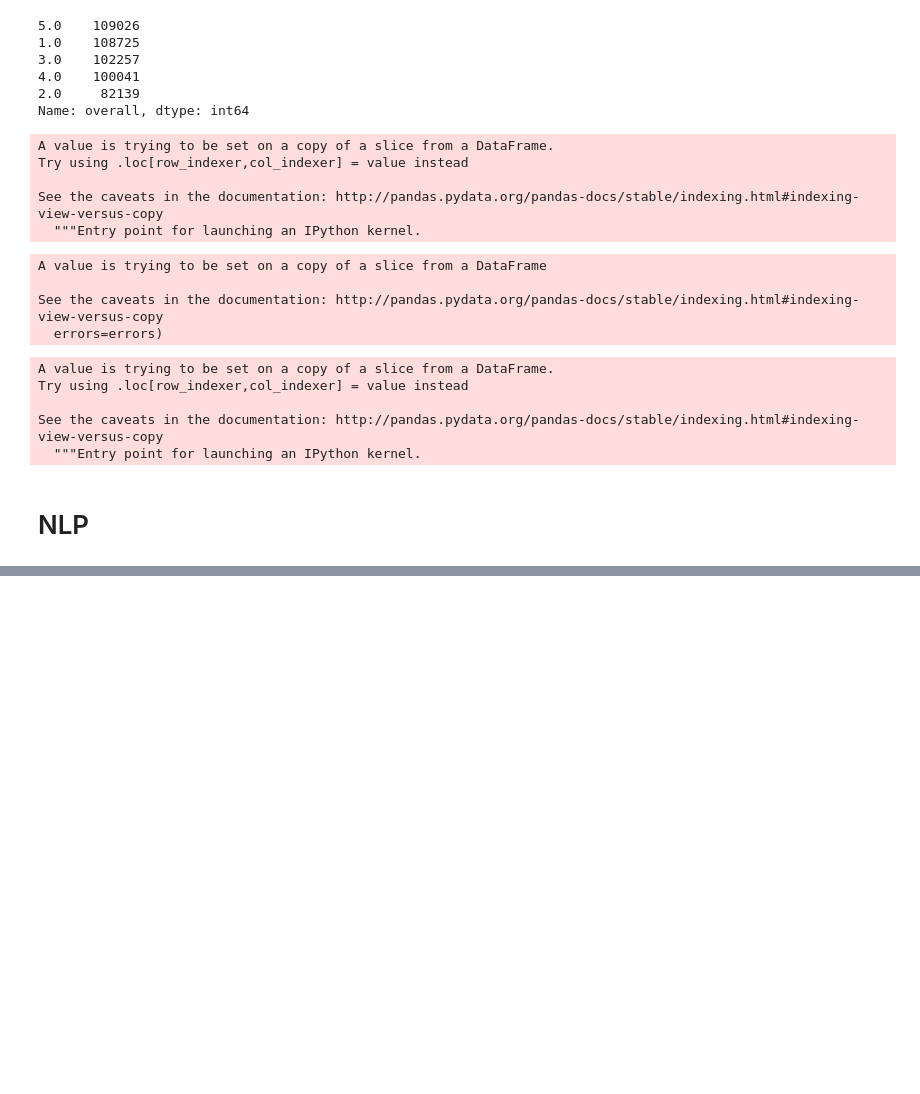
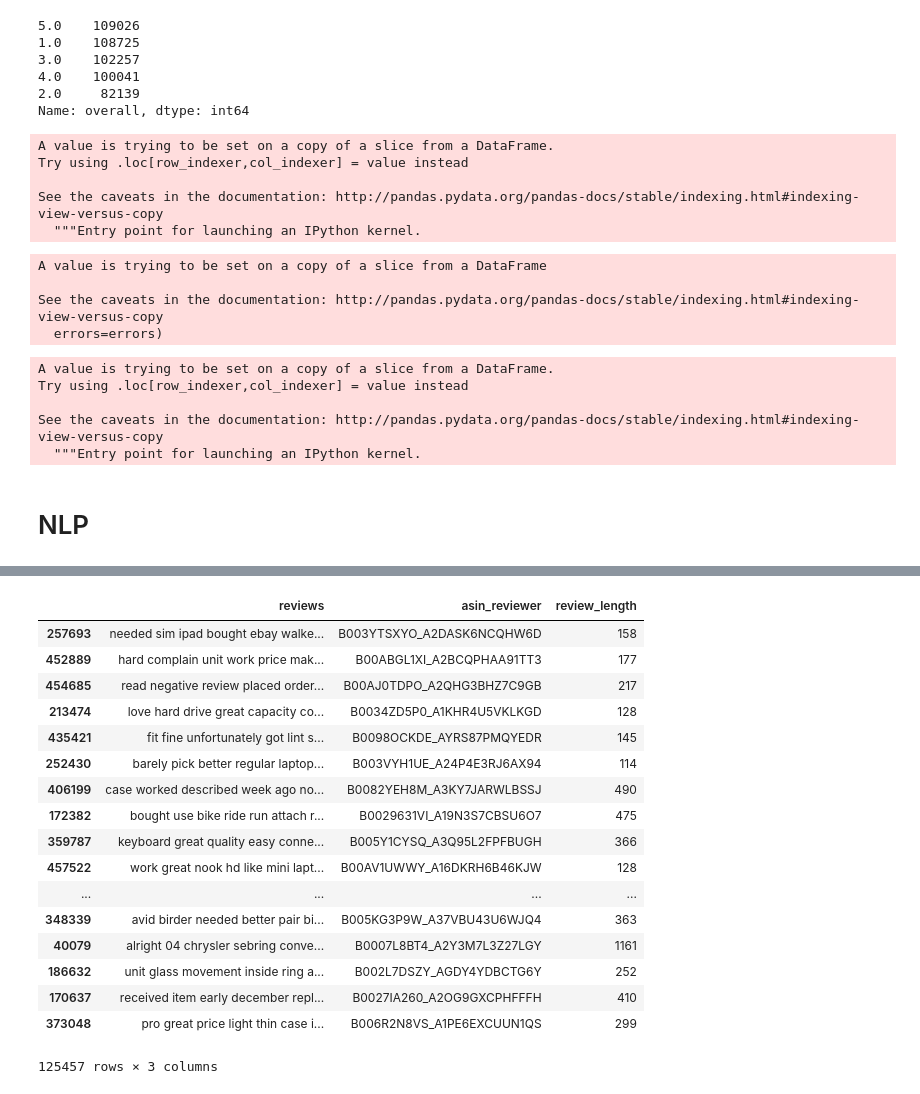
Before and after one commit to krbarounis/Amazon_Reviews_NLP_Project, a Jupyter notebook: Sentiment_Analysis_Amazon_Product_Reviews.ipynb, the cells around one changed output, grey strips where cells are left out. Drawn from its saved outputs; the diff is of its cells as text; code cells hidden in the pictures; blank space fills up the shorter version.

```diff
--- a/Sentiment_Analysis_Amazon_Product_Reviews.ipynb
+++ b/Sentiment_Analysis_Amazon_Product_Reviews.ipynb
@@ -177,0 +208,21 @@ vector = cv.transform(lemmatized_reviews)
+# %%
+X_test
+# %% [output]
+|  | reviews | asin_reviewer | review_length |
+| 257693 | needed sim ipad bought ebay walke... | B003YTSXYO_A2DASK6NCQHW6D | 158 |
+| 452889 | hard complain unit work price mak... | B00ABGL1XI_A2BCQPHAA91TT3 | 177 |
+| 454685 | read negative review placed order... | B00AJ0TDPO_A2QHG3BHZ7C9GB | 217 |
+| 213474 | love hard drive great capacity co... | B0034ZD5P0_A1KHR4U5VKLKGD | 128 |
+| 435421 | fit fine unfortunately got lint s... | B0098OCKDE_AYRS87PMQYEDR | 145 |
+| 252430 | barely pick better regular laptop... | B003VYH1UE_A24P4E3RJ6AX94 | 114 |
+| 406199 | case worked described week ago no... | B0082YEH8M_A3KY7JARWLBSSJ | 490 |
+| 172382 | bought use bike ride run attach r... | B0029631VI_A19N3S7CBSU6O7 | 475 |
+| 359787 | keyboard great quality easy conne... | B005Y1CYSQ_A3Q95L2FPFBUGH | 366 |
+| 457522 | work great nook hd like mini lapt... | B00AV1UWWY_A16DKRH6B46KJW | 128 |
+| ... | ... | ... | ... |
+| 348339 | avid birder needed better pair bi... | B005KG3P9W_A37VBU43U6WJQ4 | 363 |
+| 40079 | alright 04 chrysler sebring conve... | B0007L8BT4_A2Y3M7L3Z27LGY | 1161 |
+| 186632 | unit glass movement inside ring a... | B002L7DSZY_AGDY4YDBCTG6Y | 252 |
+| 170637 | received item early december repl... | B0027IA260_A2OG9GXCPHFFFH | 410 |
+| 373048 | pro great price light thin case i... | B006R2N8VS_A1PE6EXCUUN1QS | 299 |
+125457 rows × 3 columns
```
Also changed, not shown: parts of 43 cells of this notebook.
